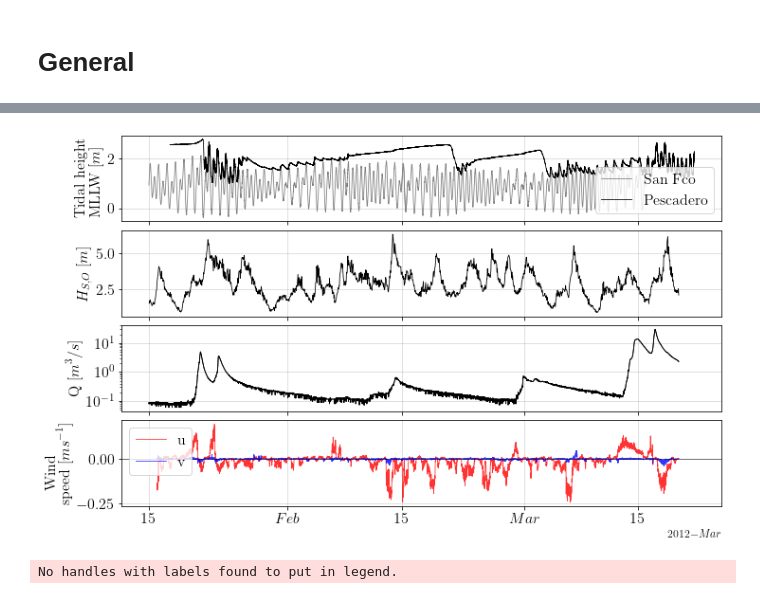
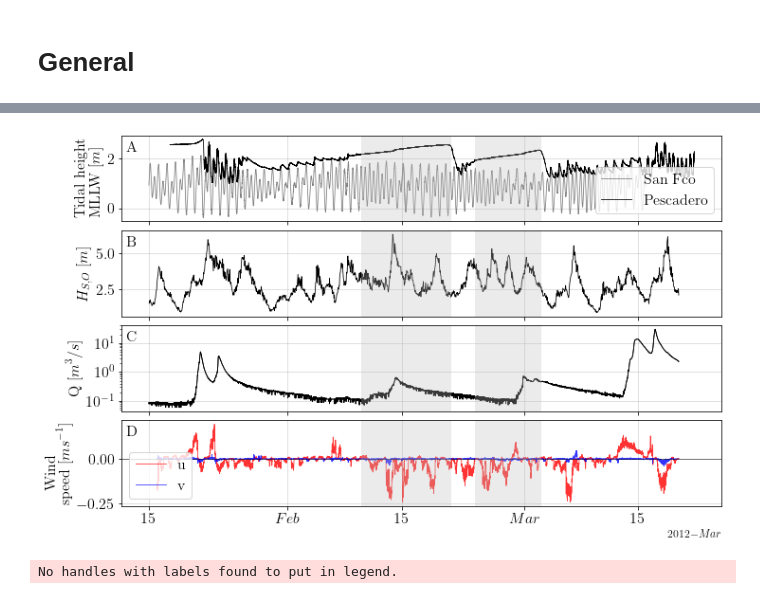
Before and after one commit to Dhannai/Thesis, a Jupyter notebook: febmar/CTD_nuevo.ipynb, the cells around one changed output, grey strips where cells are left out. Cells and saved outputs as stored; diff of their text form; code cells hidden in the pictures.

```diff
--- a/febmar/CTD_nuevo.ipynb
+++ b/febmar/CTD_nuevo.ipynb
@@ -213,10 +213,10 @@ z_pc = z_pc.assign_coords(variables=("Depth2"))
 PC_CTD = xr.concat([PC_CTD, z_pc], dim="variables")
 # %%
 #Viento "C:\Users\dhann\OneDrive - Universidad Técnica Federico Santa María\Documents\Magister\Estuario Pescadero"
-df2 = pd.read_table('C://Users//dhann//OneDrive - Universidad Técnica Federico Santa María//Documents//Magister//Estuario Pescadero//meteorological_station//raw//CR200Series_sixmin_pescadero_20120301.dat', sep=",", header=[1, 2, 3])
+df2 = pd.read_table('C://Users//Dhannai//OneDrive - Universidad Técnica Federico Santa María//Documents//Magister//Estuario Pescadero//meteorological_station//raw//CR200Series_sixmin_pescadero_20120301.dat', sep=",", header=[1, 2, 3])
 df2 = pd.DataFrame(df2.values, columns = ['TIMESTAMP','RECORD','Speed','Direction','Winddir_D2','airTC','RH'])
 df2 = df2.set_index('TIMESTAMP')
-df3 = pd.read_table('C://Users//dhann//OneDrive - Universidad Técnica Federico Santa María//Documents//Magister//Estuario Pescadero//meteorological_station//raw//CR200Series_sixmin_pescadero_20120419.dat', sep=",", header=[1, 2, 3])
+df3 = pd.read_table('C://Users//Dhannai//OneDrive - Universidad Técnica Federico Santa María//Documents//Magister//Estuario Pescadero//meteorological_station//raw//CR200Series_sixmin_pescadero_20120419.dat', sep=",", header=[1, 2, 3])
 df3 = pd.DataFrame(df3.values, columns = ['TIMESTAMP','RECORD','Speed','Direction','Winddir_D2','airTC','RH'])
 df3 = df3.set_index('TIMESTAMP')
 result = pd.concat([df2, df3], ignore_index=False, sort=False)
@@ -399,10 +399,15 @@ ax1.plot(DC_CTD.time, DC_CTD.sel(sensor=1, variables='Depth').v-0.1423, c='k', l
 ax1.xaxis.set_tick_params(labelsize=16)
 ax1.yaxis.set_tick_params(labelsize=16)
 ax1.grid(alpha=0.5)
-# ax1.text(pd.to_datetime('2012-3-30 00:00:00'), 2.5, 'A',
-#           fontsize=16)
+
 ax1.legend(loc='lower right',
           fontsize=16);
+
+ax1.axvline(x=datetime(2012,2,15,12,30,0), color='silver', linewidth=95, alpha=0.3)
+ax1.axvline(x=datetime(2012,2,28,2,30,0), color='silver', linewidth=70, alpha=0.3)
+
+ax1.text(datetime(2012,1,12,5,0,0), 2.3, "A",
+          fontsize=16)
 
 #Grafico de profundidad y densidad (color map) DC
 ax2.set_ylabel(r"$H_{S,O}$ "
@@ -413,8 +418,12 @@ ax2.plot(hm.index, hm['WVHT'].values, c='k', lw=0.8)
 ax2.xaxis.set_tick_params(labelsize=16)
 ax2.yaxis.set_tick_params(labelsize=16)
 ax2.grid(alpha=0.5)
-# ax2.text(pd.to_datetime('2012-3-30 00:00:00'), 2.5, 'B',
-#           fontsize=16)
+
+ax2.axvline(x=datetime(2012,2,15,12,30,0), color='silver', linewidth=95, alpha=0.3)
+ax2.axvline(x=datetime(2012,2,28,2,30,0), color='silver', linewidth=70, alpha=0.3)
+
+ax2.text(datetime(2012,1,12,5,0,0), 5.5, "B",
+          fontsize=16)
 
 # ax3.axvline(x=datetime(2012,2,15,12,30,0), color='k', linewidth=95, alpha=0.1)
 # ax3.axvline(x=datetime(2012,2,28,2,30,0), color='k', linewidth=70, alpha=0.1)
@@ -423,42 +432,55 @@ ax3.set_ylabel(r"Wind\\speed "
           fontsize=16)
 ax3.plot(wdf.index, wdf['u'].values, color='r', alpha=0.8, linewidth=0.8, label='u')
 ax3.plot(wdf.index, wdf['v'].values, color='b', alpha=0.8, linewidth=0.8, label='v')
-ax3.legend(loc='upper left',
+ax3.legend(loc='lower left',
           fontsize=16);
 ax3.axhline(y=0, color='k', linewidth=0.5)
 ax3.xaxis.set_tick_params(labelsize=16)
 ax3.yaxis.set_tick_params(labelsize=16)
 ax3.grid(alpha=0.5)
+
+ax3.axvline(x=datetime(2012,2,15,12,30,0), color='silver', linewidth=95, alpha=0.3)
+ax3.axvline(x=datetime(2012,2,28,2,30,0), color='silver', linewidth=70, alpha=0.3)
+
+ax3.text(datetime(2012,1,12,5,0,0), 0.13, "D",
+          fontsize=16)
+
 # ax3.text(pd.to_datetime('2012-3-30 00:00:00'), 8.7, 'B',
 #           fontsize=16)
 # ax3.text(pd.to_datetime('2012-1-25 00:00:00'), 9.4, 'dirección mar adentro',
 #           fontsize=16)
 # ax3.text(pd.to_datetime('2012-1-25 00:00:00'), -12.5, 'dirección tierra adentro',
 #           fontsize=16)
 
 
 
 # caudal
 
 ax5.set_ylabel(r"Q "
           r"$\displaystyle[m^3/s]$",
           fontsize=16)
 
 ax5.plot(q.index, q, 'k', lw=0.8)
 ax5.semilogy(q.index, q, 'k', lw=0.8)
 
 ax5.xaxis.set_tick_params(labelsize=16)
 ax5.yaxis.set_tick_params(labelsize=16)
 ax5.grid(alpha=0.5)
+
+ax5.axvline(x=datetime(2012,2,15,12,30,0), color='silver', linewidth=95, alpha=0.3)
+ax5.axvline(x=datetime(2012,2,28,2,30,0), color='silver', linewidth=70, alpha=0.3)
+
+ax5.text(datetime(2012,1,12,5,0,0), 12, "C",
+          fontsize=16)
 # ax5.set_ylim(-0.05, 1)
 
 
 
 # Ajustar formato fecha
 ax1.xaxis.set_major_locator(locator)
 ax1.xaxis.set_major_formatter(formatter)
 # %% [output]
-[figure, old version]
+[figure, new version]
 # %%
 tmin = 8
 tmax = 16
```
Also changed, not shown: parts of 5 cells of this notebook, 2 other files.
